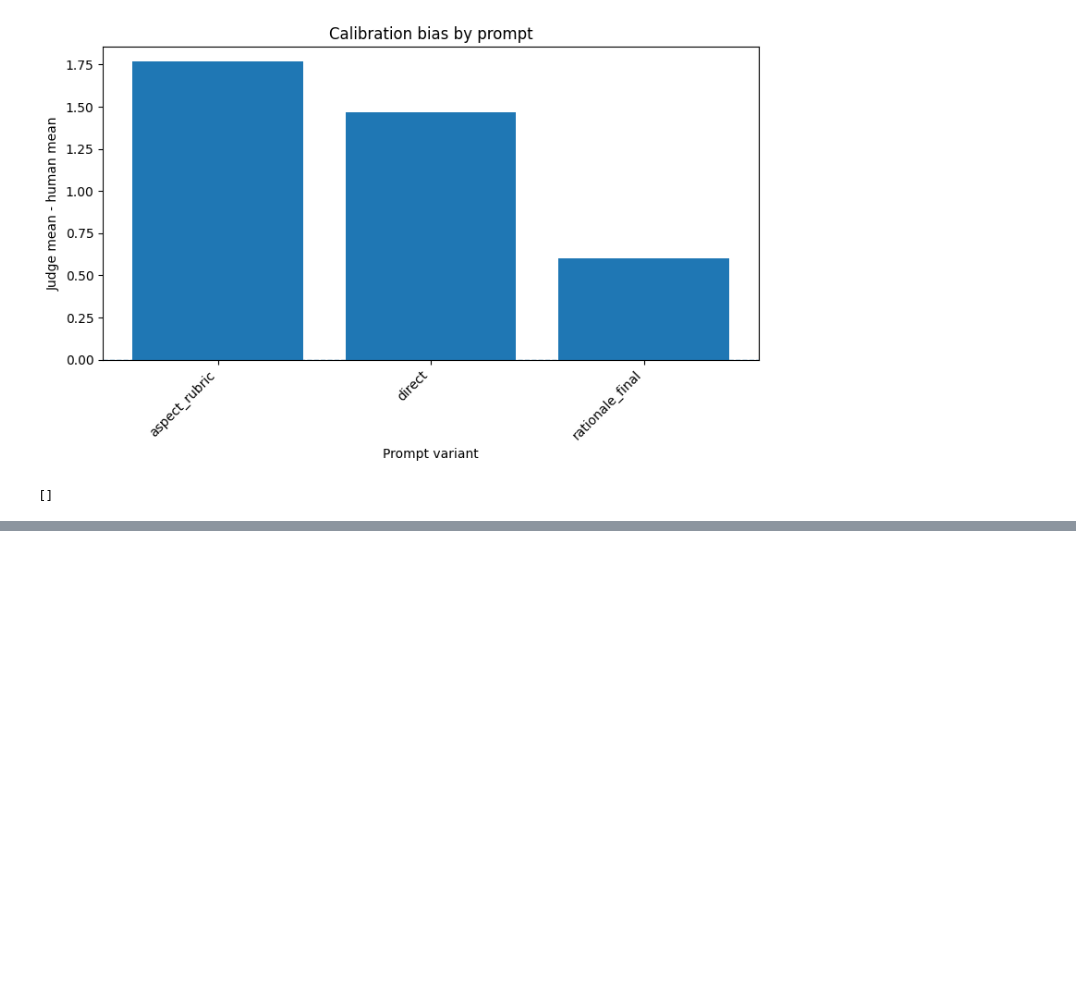
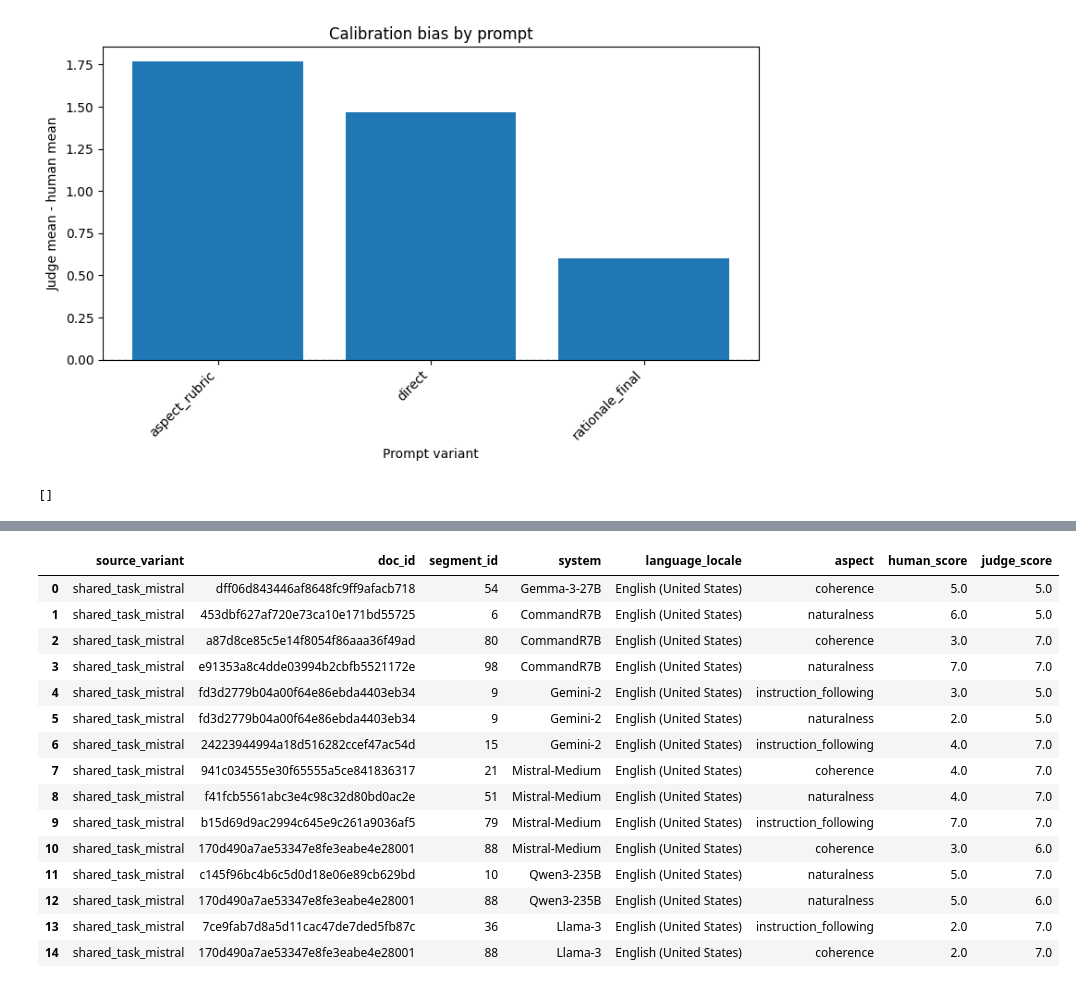
Before and after one commit to NhAnh278/llm-as-a-judge-praktikum, a Jupyter notebook: notebooks/Nhat_Anh_Hoang_analysis.ipynb, the cells around one changed output, grey strips where cells are left out. Cells and saved outputs as stored; diff of their text form; code cells hidden in the pictures; blank space fills up the shorter version.

```diff
--- a/notebooks/Nhat_Anh_Hoang_analysis.ipynb
+++ b/notebooks/Nhat_Anh_Hoang_analysis.ipynb
@@ -1999,0 +2145,37 @@ df_prompt_all.groupby("prompt_variant").agg(
+# %%
+df_compare_sources = pd.concat(
+    [
+        df_shared_mistral_subset,
+        df_prompt_scores[
+            [
+                "source_variant",
+                "doc_id",
+                "segment_id",
+                "system",
+                "language_locale",
+                "aspect",
+                "human_score",
+                "judge_score",
+            ]
+        ],
+    ],
+    ignore_index=True
+)
+
+df_compare_sources["human_score"] = pd.to_numeric(
+    df_compare_sources["human_score"],
+    errors="coerce"
+)
+
+df_compare_sources["judge_score"] = pd.to_numeric(
+    df_compare_sources["judge_score"],
+    errors="coerce"
+)
+
+df_compare_sources.groupby("source_variant").agg(
+    rows=("judge_score", "size"),
+    valid_scores=("judge_score", "count"),
+    unique_systems=("system", "nunique"),
+    unique_items=("doc_id", "nunique"),
+    unique_scores=("judge_score", "nunique"),
+)
@@ -1999,0 +2202,19 @@ df_prompt_all.groupby("prompt_variant").agg(
+# %%
+df_compare_sources.head(15)
+# %% [output]
+|  | source_variant | doc_id | segment_id | system | language_locale | aspect | human_score | judge_score |
+| 0 | shared_task_mistral | dff06d843446af8648fc9ff9afacb718 | 54 | Gemma-3-27B | English (United States) | coherence | 5.0 | 5.0 |
+| 1 | shared_task_mistral | 453dbf627af720e73ca10e171bd55725 | 6 | CommandR7B | English (United States) | naturalness | 6.0 | 5.0 |
+| 2 | shared_task_mistral | a87d8ce85c5e14f8054f86aaa36f49ad | 80 | CommandR7B | English (United States) | coherence | 3.0 | 7.0 |
+| 3 | shared_task_mistral | e91353a8c4dde03994b2cbfb5521172e | 98 | CommandR7B | English (United States) | naturalness | 7.0 | 7.0 |
+| 4 | shared_task_mistral | fd3d2779b04a00f64e86ebda4403eb34 | 9 | Gemini-2 | English (United States) | instruction_following | 3.0 | 5.0 |
+| 5 | shared_task_mistral | fd3d2779b04a00f64e86ebda4403eb34 | 9 | Gemini-2 | English (United States) | naturalness | 2.0 | 5.0 |
+| 6 | shared_task_mistral | 24223944994a18d516282ccef47ac54d | 15 | Gemini-2 | English (United States) | instruction_following | 4.0 | 7.0 |
+| 7 | shared_task_mistral | 941c034555e30f65555a5ce841836317 | 21 | Mistral-Medium | English (United States) | coherence | 4.0 | 7.0 |
+| 8 | shared_task_mistral | f41fcb5561abc3e4c98c32d80bd0ac2e | 51 | Mistral-Medium | English (United States) | naturalness | 4.0 | 7.0 |
+| 9 | shared_task_mistral | b15d69d9ac2994c645e9c261a9036af5 | 79 | Mistral-Medium | English (United States) | instruction_following | 7.0 | 7.0 |
+| 10 | shared_task_mistral | 170d490a7ae53347e8fe3eabe4e28001 | 88 | Mistral-Medium | English (United States) | coherence | 3.0 | 6.0 |
+| 11 | shared_task_mistral | c145f96bc4b6c5d0d18e06e89cb629bd | 10 | Qwen3-235B | English (United States) | naturalness | 5.0 | 7.0 |
+| 12 | shared_task_mistral | 170d490a7ae53347e8fe3eabe4e28001 | 88 | Qwen3-235B | English (United States) | naturalness | 5.0 | 6.0 |
+| 13 | shared_task_mistral | 7ce9fab7d8a5d11cac47de7ded5fb87c | 36 | Llama-3 | English (United States) | instruction_following | 2.0 | 7.0 |
+| 14 | shared_task_mistral | 170d490a7ae53347e8fe3eabe4e28001 | 88 | Llama-3 | English (United States) | coherence | 2.0 | 7.0 |
```
Also changed, not shown: parts of 17 cells of this notebook.
